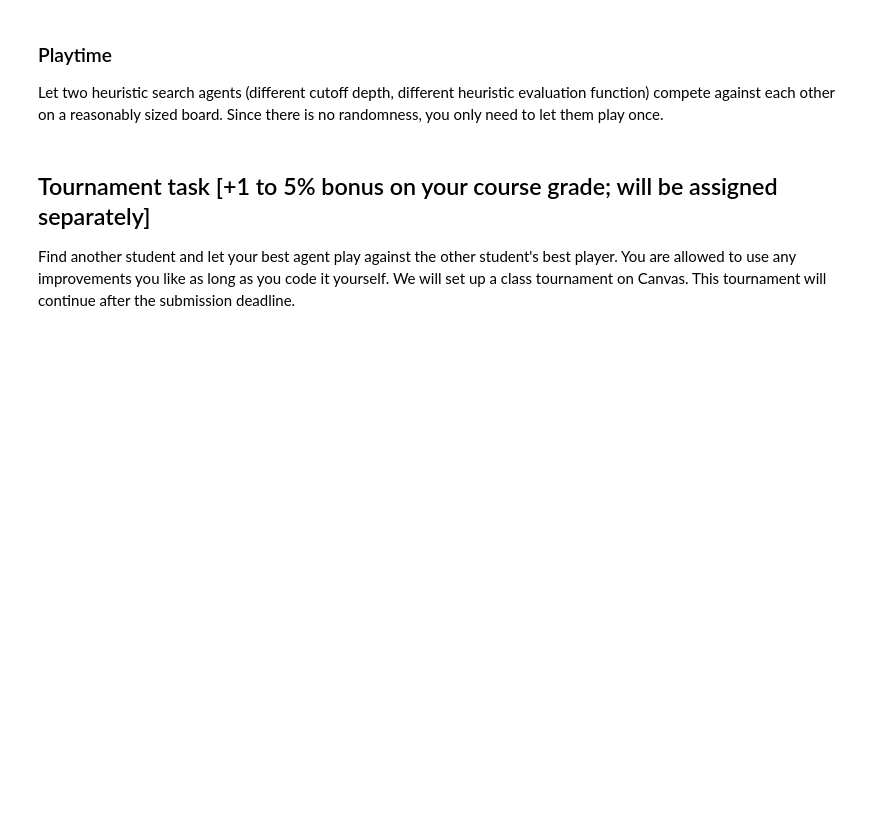
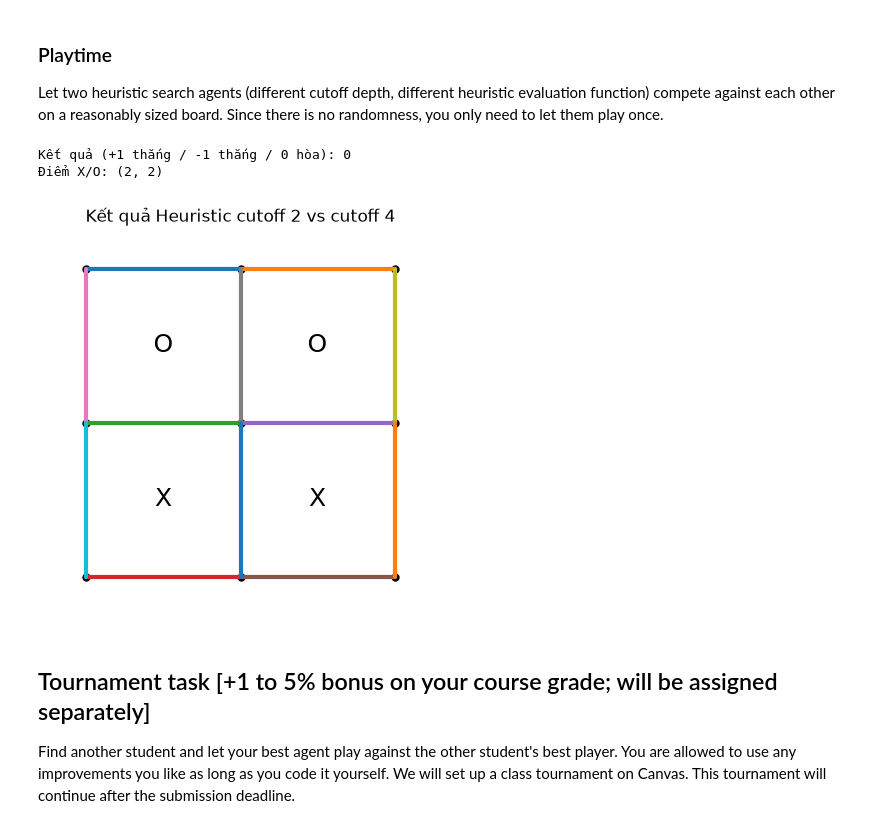
Before and after one commit to SGU-2627-PBL-AdvancedAI/LAB05_GAME, a Jupyter notebook: assignment_dots_and_boxes.ipynb, the cells around one changed output. Cells and saved outputs as stored; diff of their text form; code cells hidden in the pictures; blank space fills up the shorter version.

```diff
--- a/assignment_dots_and_boxes.ipynb
+++ b/assignment_dots_and_boxes.ipynb
@@ -157,0 +581,10 @@ Make a table that shows how the ordering strategies influence the number of sear
+# %%
+
+ordering_rows=[]
+for name,s,p in manual:
+    if len(actions(s))>9: continue
+    for ordered in [False,True]:
+        t0=time.perf_counter(); out=minimax_alpha_beta(s,p,depth=None,move_ordering=ordered); dt=time.perf_counter()-t0
+        ordering_rows.append({"Trạng thái":name,"Move ordering":"Bật" if ordered else "Tắt",
+                              "Số nút":out["nodes"],"Cắt tỉa":out["prunes"],"Thời gian (ms)":round(dt*1000,3)})
+ordering_df=pd.DataFrame(ordering_rows); display(ordering_df)
@@ -163,0 +603,14 @@ Start with an empty board. This is the worst case scenario for minimax search wi
+# %%
+
+# Bắt đầu từ bàn trống: full minimax có thể tăng rất nhanh theo số cạnh.
+# So sánh bàn trống với cutoff tăng dần; dùng heuristic để có nước đi trong thời gian hữu hạn.
+opening_rows=[]
+for size in [(2,2),(2,3),(3,3)]:
+    for depth in [2,4,6]:
+        t0=time.perf_counter()
+        out=minimax_alpha_beta(new_board(size),1,depth=depth,move_ordering=True)
+        opening_rows.append({"Kích thước":str(size),"Cutoff":depth,"Nước đi":out["move"],
+                             "Số nút":out["nodes"],"Thời gian (ms)":round((time.perf_counter()-t0)*1000,3)})
+opening_df=pd.DataFrame(opening_rows)
+display(opening_df)
+print("Ở bàn trống, các nước đi tương đương theo đối xứng có thể có cùng giá trị; kết quả phụ thuộc thứ tự duyệt.")
@@ -169,0 +633,12 @@ Let the Minimax Search agent play a random agent on a small board. Analyze wins,
+# %%
+
+play_rows=[]
+for first in [True,False]:
+    counts=Counter()
+    for seed in range(20):
+        w,_=play_game(minimax_player,random_player,(2,3),seed) if first else play_game(random_player,minimax_player,(2,3),seed)
+        counts[w]+=1
+    play_rows.append({"Minimax vị trí":"X (đi trước)" if first else "O (đi sau)",
+                      "Minimax thắng":counts[1] if first else counts[-1],
+                      "Random thắng":counts[-1] if first else counts[1],"Hòa":counts[0],"Số ván":20})
+display(pd.DataFrame(play_rows))
@@ -194,3 +869,14 @@ Let two heuristic search agents (different cutoff depth, different heuristic eva
+# %%
+
+h2=heuristic_player(2); h4=heuristic_player(4)
+game_out,final_board=play_game(h2,h4,(3,3),seed=2026)
+print("Kết quả (+1 thắng / -1 thắng / 0 hòa):",game_out)
+print("Điểm X/O:",score(final_board,1))
+fig,ax=plt.subplots(figsize=(5,5)); draw_board(final_board,ax); ax.set_title("Kết quả Heuristic cutoff 2 vs cutoff 4"); plt.show()
+# %% [output]
+Kết quả (+1 thắng / -1 thắng / 0 hòa): 0
+Điểm X/O: (2, 2)
+[figure, added]
 # %% [markdown]
 ## Tournament task [+1 to 5% bonus on your course grade; will be assigned separately]
 
```
Also changed, not shown: parts of 47 cells of this notebook.
